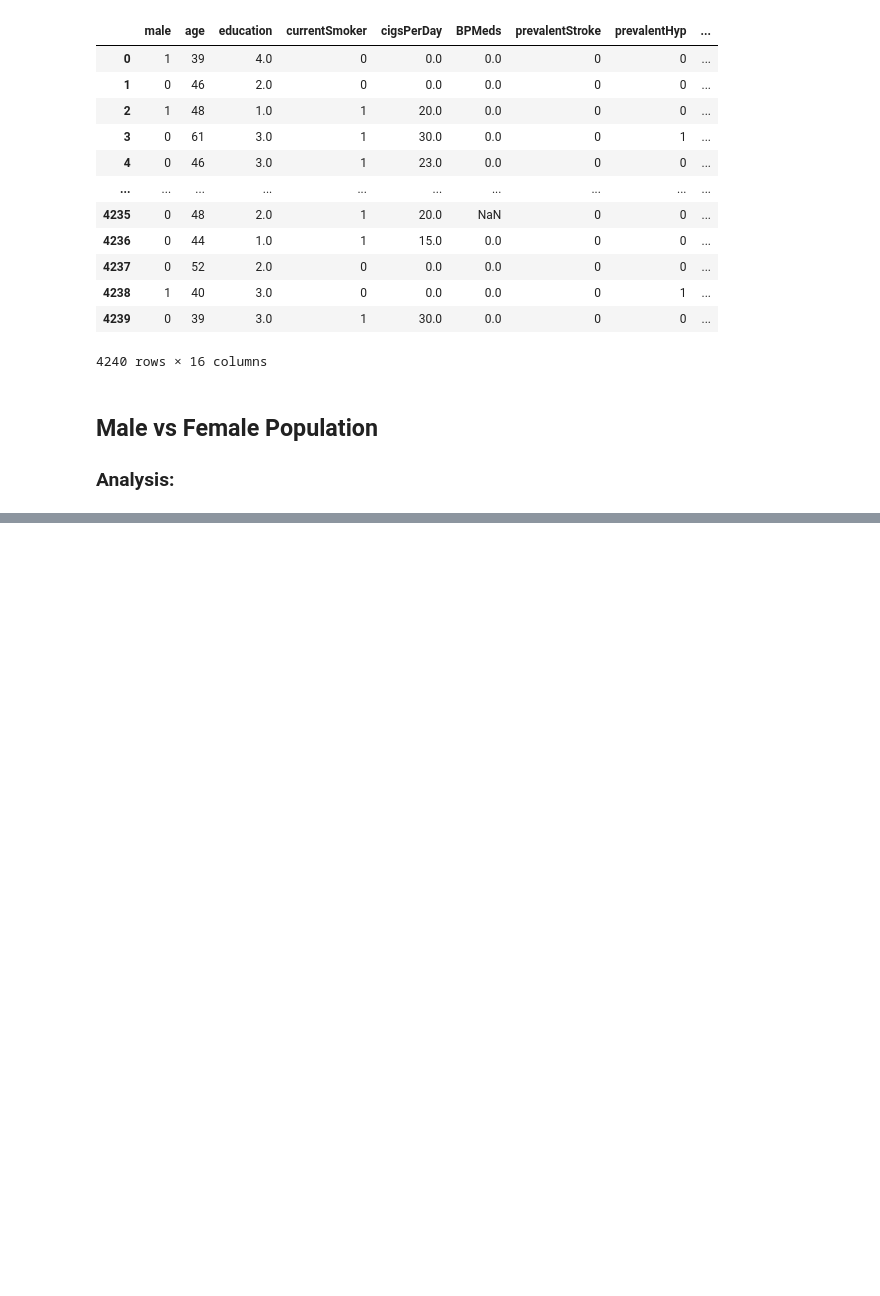
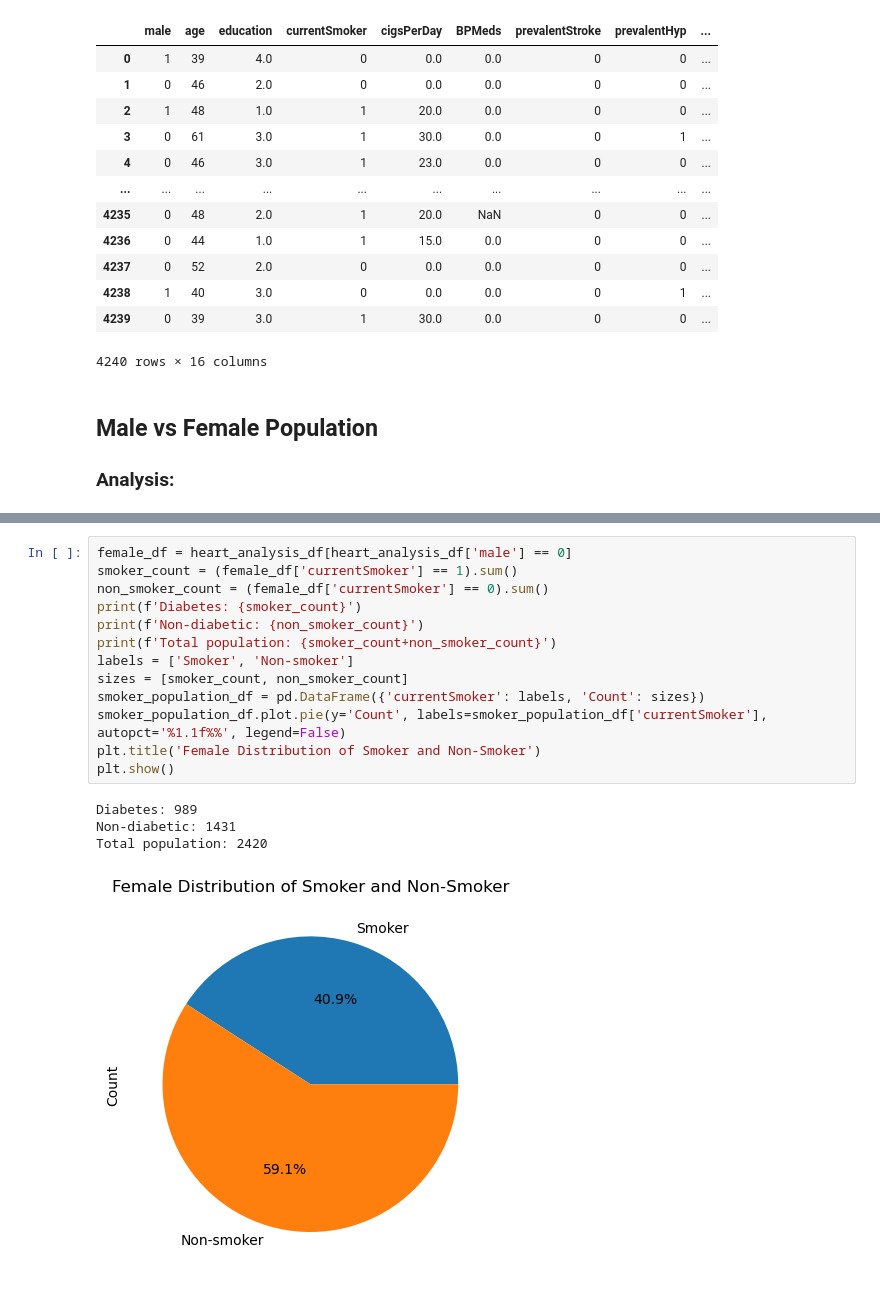
Before and after one commit to myhre062/heart-disease-analysis, a Jupyter notebook: heart-disease-data-analysis.ipynb, the cells around one changed output, grey strips where cells are left out. Saved outputs shown, nothing was run; the diff lists cells and outputs as text; blank space fills up the shorter version.

```diff
--- a/heart-disease-data-analysis.ipynb
+++ b/heart-disease-data-analysis.ipynb
@@ -45,0 +118,18 @@ total populeation: 4240
+# %%
+female_df = heart_analysis_df[heart_analysis_df['male'] == 0]
+smoker_count = (female_df['currentSmoker'] == 1).sum()
+non_smoker_count = (female_df['currentSmoker'] == 0).sum()
+print(f'Diabetes: {smoker_count}')
+print(f'Non-diabetic: {non_smoker_count}')
+print(f'Total population: {smoker_count+non_smoker_count}')
+labels = ['Smoker', 'Non-smoker']
+sizes = [smoker_count, non_smoker_count]
+smoker_population_df = pd.DataFrame({'currentSmoker': labels, 'Count': sizes})
+smoker_population_df.plot.pie(y='Count', labels=smoker_population_df['currentSmoker'], autopct='%1.1f%%', legend=False)
+plt.title('Female Distribution of Smoker and Non-Smoker')
+plt.show()
+# %% [output]
+Diabetes: 989
+Non-diabetic: 1431
+Total population: 2420
+[figure, added]
```
Also changed, not shown: parts of 9 cells of this notebook.
